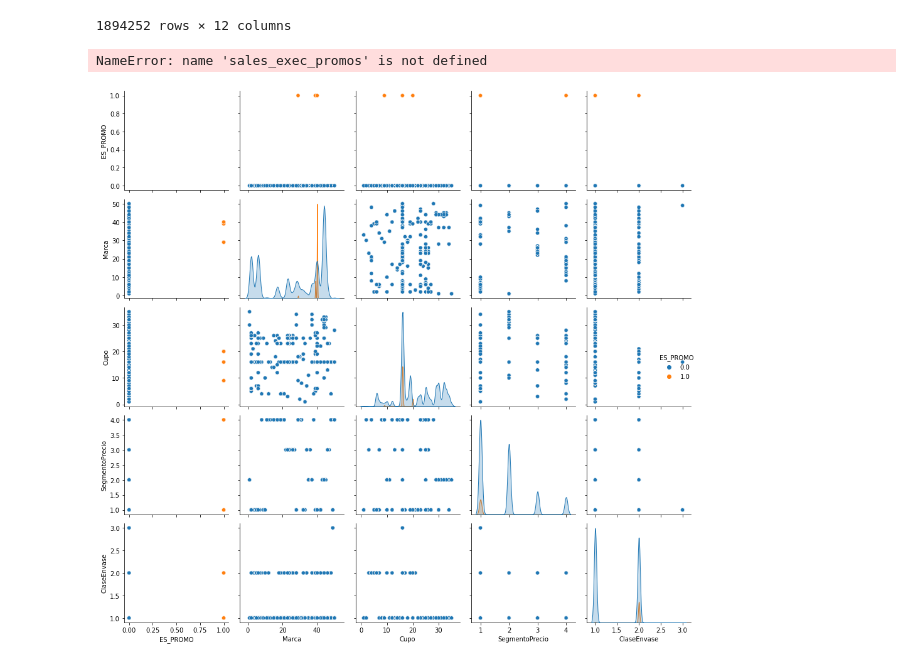
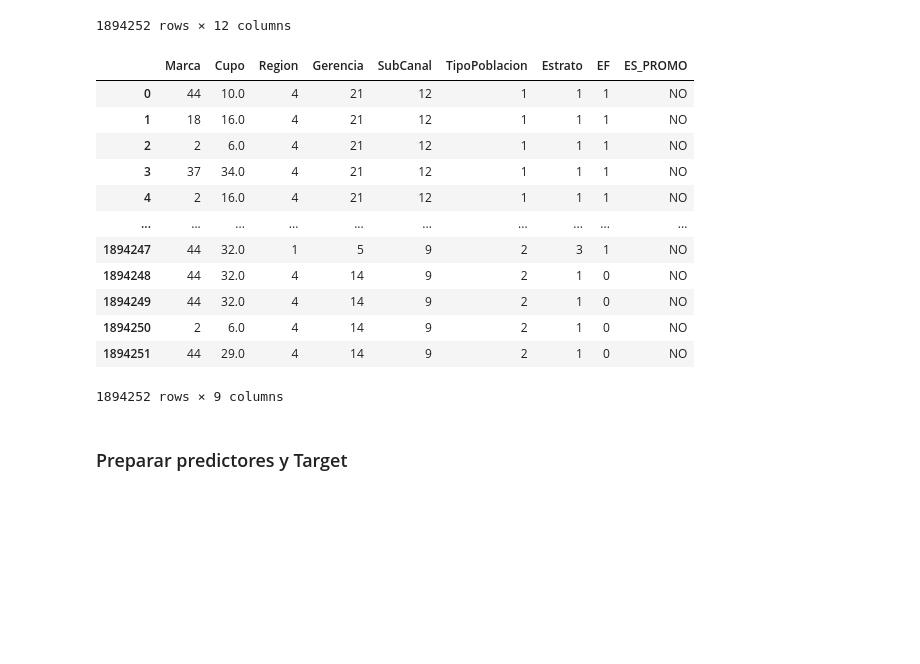
Before and after one commit to vzedano/brewingdatacup_ThunderPy_PE, a Jupyter notebook: azure-vlad.ipynb, the cells around one changed output. Drawn from its saved outputs; the diff is of its cells as text; code cells hidden in the pictures; blank space fills up the shorter version.

```diff
--- a/azure-vlad.ipynb
+++ b/azure-vlad.ipynb
@@ -72,11 +95,9 @@ clients_attributes
 15069 rows × 8 columns
 # %%
 sales_exec_promos = sales.merge(sanitized_executed_promos, how = 'left', on = ['Cliente', 'Marca', 'Cupo'])
-sales_exec_promos.loc[sales_exec_promos['CodigoDC'].isnull() == False, 'ES_PROMO'] = 1
+sales_exec_promos.loc[sales_exec_promos['CodigoDC'].isnull() == False, 'ES_PROMO'] = 'SI'
 
 sales_exec_promos
-
-# sales_exec_promos.isnull().any()
 # %% [output]
 |  | Cliente | Año | Mes | ClaseEnvase | SegmentoPrecio | Marca | Cupo | Nr | Hl | Dcto | ... |
 | 0 | 1 | 2018 | 1 | 2 | 2.0 | 44 | 10.0 | 6352.94 | 0.03 | 0.0 | ... |
@@ -93,17 +114,23 @@ sales_exec_promos
 1894252 rows × 12 columns
 # %%
 df = sales_exec_promos.merge(clients_attributes, how = 'left', on = 'Cliente')
-
-cols_to_remove = ['Año', 'mes', 'ClaseEnvase', 'SegmentoPrecio', 'Nr', 'Hl', 'Dcto', 'CodigoDC', 'FechaAltaCliente']
-for col_to_remove in cols_to_remove:
-    del df[col_to_remove]
-
-final_df = df.fillna({
-    'ES_PROMO': 0,
-    'SegmentoPrecio': df['SegmentoPrecio'].mode()[0],
+final_df = df[['Marca', 'Cupo', 'Region', 'Gerencia', 'SubCanal', 'TipoPoblacion', 'Estrato', 'EF', 'ES_PROMO']].fillna({
+    'ES_PROMO': 'NO',
     'Cupo': df['Cupo'].mode()[0]
 })
 
-df
+final_df
 # %% [output]
+|  | Marca | Cupo | Region | Gerencia | SubCanal | TipoPoblacion | Estrato | EF | ES_PROMO |
+| 0 | 44 | 10.0 | 4 | 21 | 12 | 1 | 1 | 1 | NO |
+| 1 | 18 | 16.0 | 4 | 21 | 12 | 1 | 1 | 1 | NO |
+| 2 | 2 | 6.0 | 4 | 21 | 12 | 1 | 1 | 1 | NO |
+| 3 | 37 | 34.0 | 4 | 21 | 12 | 1 | 1 | 1 | NO |
+| 4 | 2 | 16.0 | 4 | 21 | 12 | 1 | 1 | 1 | NO |
+| ... | ... | ... | ... | ... | ... | ... | ... | ... | ... |
+| 1894247 | 44 | 32.0 | 1 | 5 | 9 | 2 | 3 | 1 | NO |
+| 1894248 | 44 | 32.0 | 4 | 14 | 9 | 2 | 1 | 0 | NO |
+| 1894249 | 44 | 32.0 | 4 | 14 | 9 | 2 | 1 | 0 | NO |
+| 1894250 | 2 | 6.0 | 4 | 14 | 9 | 2 | 1 | 0 | NO |
+| 1894251 | 44 | 29.0 | 4 | 14 | 9 | 2 | 1 | 0 | NO |
-NameError: name 'sales_exec_promos' is not defined
+1894252 rows × 9 columns
@@ -119,15 +137,2 @@ y_train = df['ES_PROMO']
-# %%
-# df[['ES_PROMO', 'Cupo']]
-# cols = df.columns.tolist()
-cols = ['ES_PROMO', 'Marca', 'Cupo', 'SegmentoPrecio', 'ClaseEnvase']
-# identifier_index = cols.index('Cliente')
-# del cols[identifier_index]
-
-sns.pairplot(df[cols],
-             vars = cols,
-             hue = 'ES_PROMO',
-             height=2.5)
-plt.tight_layout()
-plt.show()
-# %% [output]
-[figure, removed]
+# %% [markdown]
+### Preparar predictores y Target
```
Also changed, not shown: parts of 12 cells of this notebook, 1 other file.
